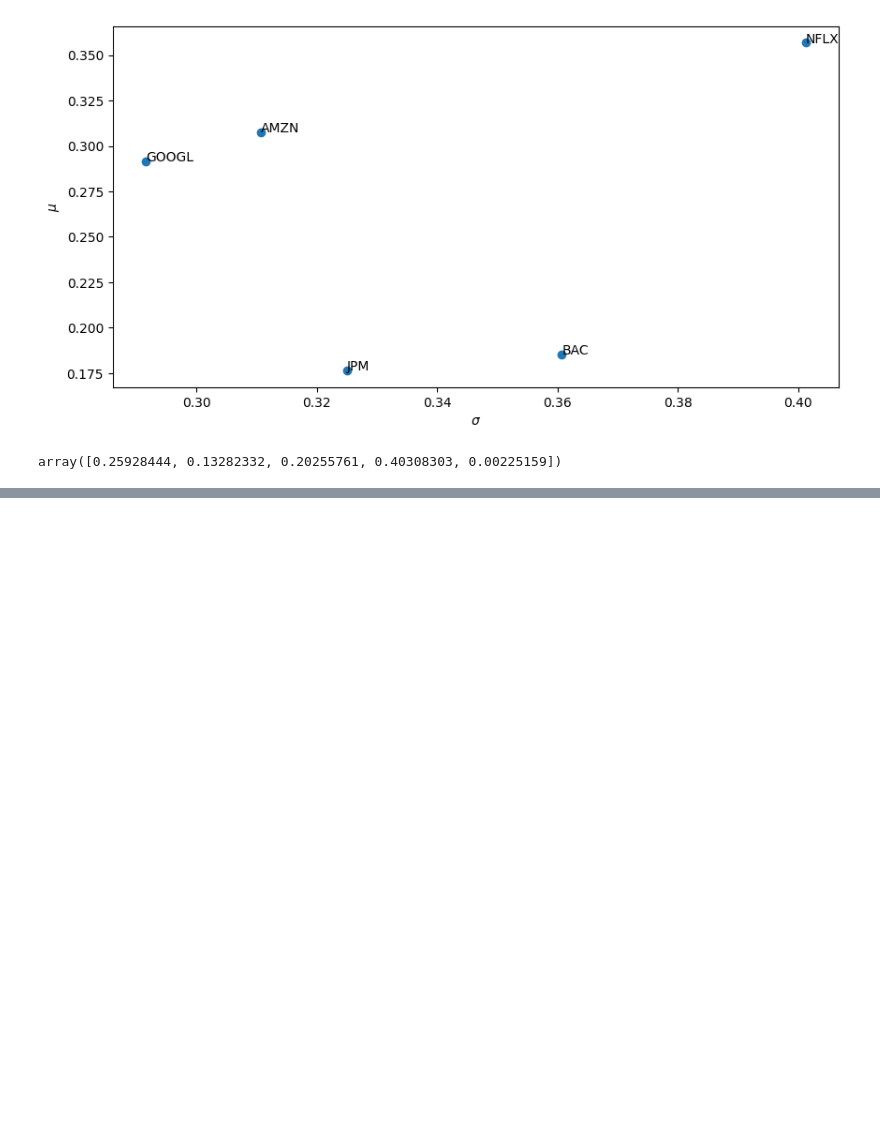
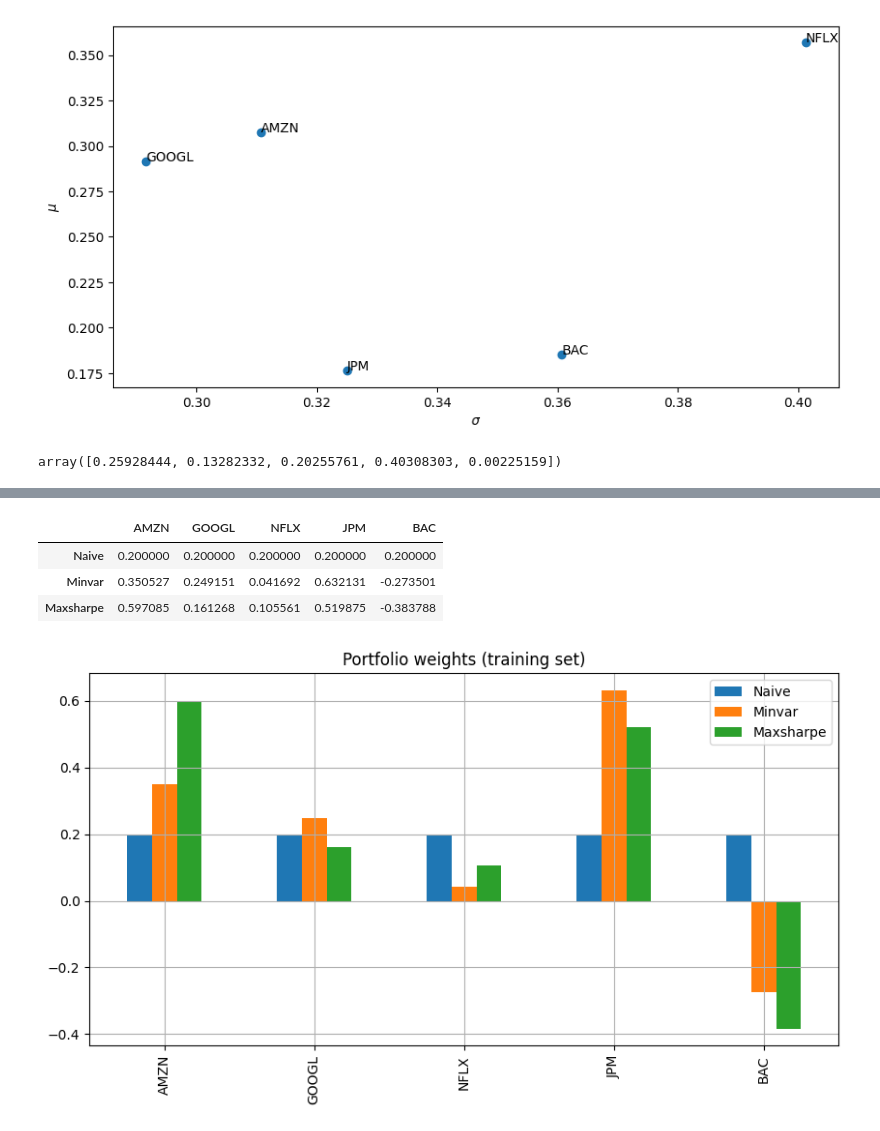
Before and after one commit to geeancarlocarnevali/Portfolio_optimization, a Jupyter notebook: Empirical_portfolio_optimization.ipynb, the cells around one changed output, grey strips where cells are left out. Drawn from its saved outputs; the diff is of its cells as text; code cells hidden in the pictures; blank space fills up the shorter version.

```diff
--- a/Empirical_portfolio_optimization.ipynb
+++ b/Empirical_portfolio_optimization.ipynb
@@ -151 +212,18 @@ w_maxsharpe=optimalportfolio(cov_traninig,mu_traninig,2,False)
+# %%
+portoflio_weights_training=pd.DataFrame([w_naive,w_minvar_training,w_maxsharpe_training],
+                               columns=tickers,
+                               index=['Naive','Minvar','Maxsharpe'])
+portoflio_weights_training
+# %% [output]
+|  | AMZN | GOOGL | NFLX | JPM | BAC |
+| Naive | 0.200000 | 0.200000 | 0.200000 | 0.200000 | 0.200000 |
+| Minvar | 0.350527 | 0.249151 | 0.041692 | 0.632131 | -0.273501 |
+| Maxsharpe | 0.597085 | 0.161268 | 0.105561 | 0.519875 | -0.383788 |
+# %%
+portoflio_weights_training.T.plot(kind='bar',figsize=(10,5))
+plt.legend(portoflio_weights_training.index)
+plt.title('Portfolio weights (training set)')
+plt.grid()
+# %% [output]
+[figure, added]
 # %%
```
Also changed, not shown: parts of 41 cells of this notebook.
